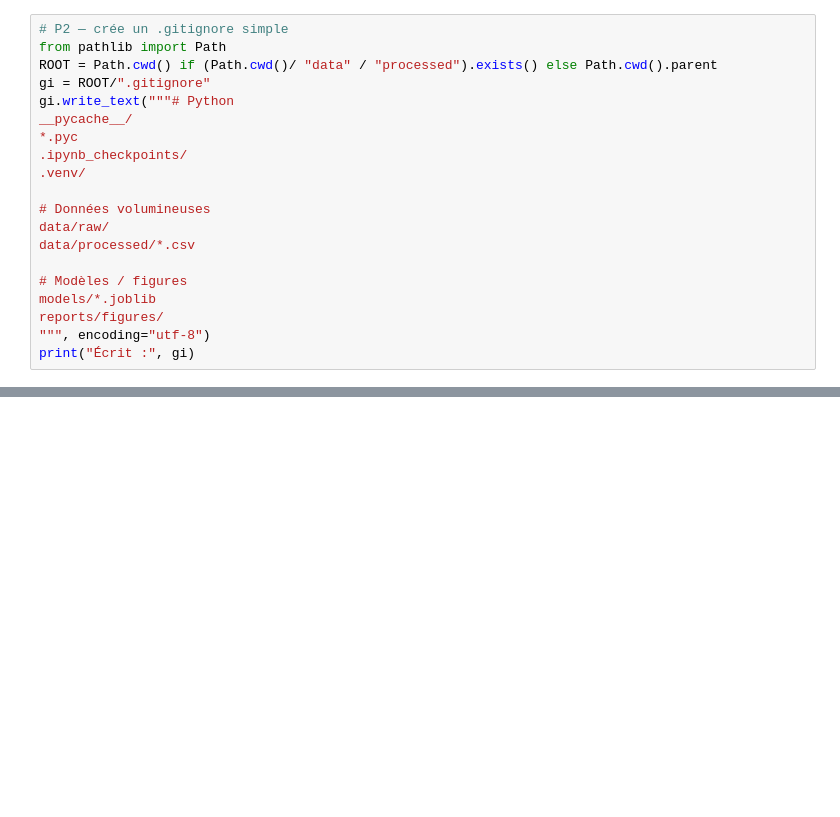
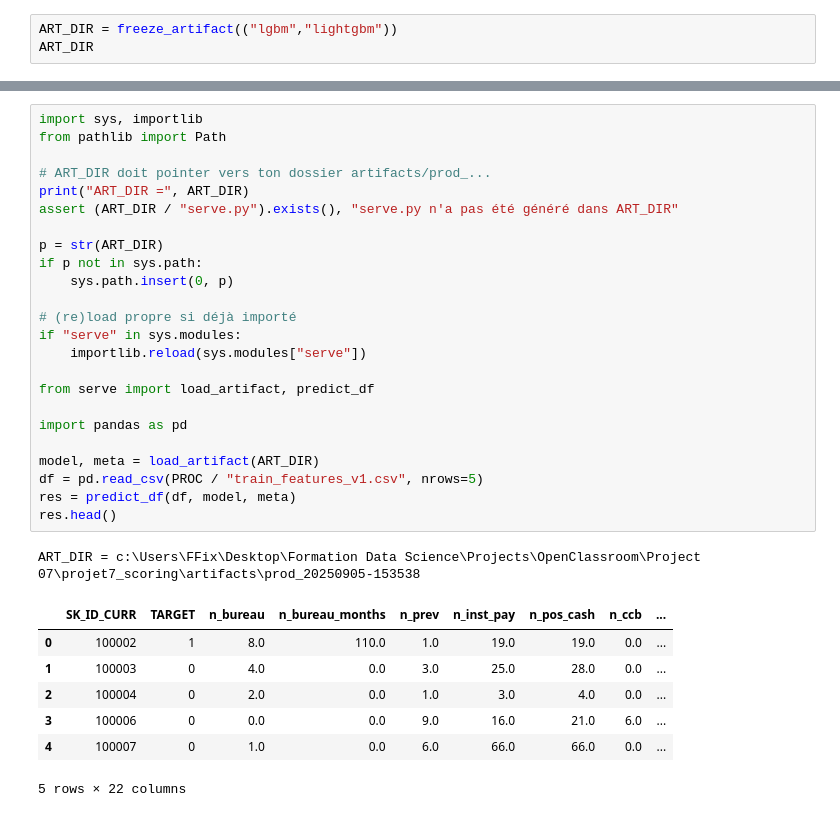
Before and after one commit to CGM-Git/projet7_scoring, a Jupyter notebook: notebooks/04_packaging.ipynb, the cells around one changed output, grey strips where cells are left out. Cells and saved outputs as stored; diff of their text form; blank space fills up the shorter version.

```diff
--- a/notebooks/04_packaging.ipynb
+++ b/notebooks/04_packaging.ipynb
@@ -11,21 +99,4 @@ print("Écrit :", req)
 # %%
-# P2 — crée un .gitignore simple
-from pathlib import Path
-ROOT = Path.cwd() if (Path.cwd()/ "data" / "processed").exists() else Path.cwd().parent
-gi = ROOT/".gitignore"
-gi.write_text("""# Python
-__pycache__/
-*.pyc
-.ipynb_checkpoints/
-.venv/
-
-# Données volumineuses
-data/raw/
-data/processed/*.csv
-
-# Modèles / figures
-models/*.joblib
-reports/figures/
-""", encoding="utf-8")
-print("Écrit :", gi)
+ART_DIR = freeze_artifact(("lgbm","lightgbm"))
+ART_DIR
 # %% [output]
@@ -80,0 +145,33 @@ print("Écrit :", SRC/"predict_cli.py")
+# %%
+import sys, importlib
+from pathlib import Path
+
+# ART_DIR doit pointer vers ton dossier artifacts/prod_...
+print("ART_DIR =", ART_DIR)
+assert (ART_DIR / "serve.py").exists(), "serve.py n'a pas été généré dans ART_DIR"
+
+p = str(ART_DIR)
+if p not in sys.path:
+    sys.path.insert(0, p)
+
+# (re)load propre si déjà importé
+if "serve" in sys.modules:
+    importlib.reload(sys.modules["serve"])
+
+from serve import load_artifact, predict_df
+
+import pandas as pd
+
+model, meta = load_artifact(ART_DIR)
+df = pd.read_csv(PROC / "train_features_v1.csv", nrows=5)
+res = predict_df(df, model, meta)
+res.head()
+# %% [output]
+ART_DIR = c:\Users\FFix\Desktop\Formation Data Science\Projects\OpenClassroom\Project 07\projet7_scoring\artifacts\prod_20250905-153538
+|  | SK_ID_CURR | TARGET | n_bureau | n_bureau_months | n_prev | n_inst_pay | n_pos_cash | n_ccb | ... |
+| 0 | 100002 | 1 | 8.0 | 110.0 | 1.0 | 19.0 | 19.0 | 0.0 | ... |
+| 1 | 100003 | 0 | 4.0 | 0.0 | 3.0 | 25.0 | 28.0 | 0.0 | ... |
+| 2 | 100004 | 0 | 2.0 | 0.0 | 1.0 | 3.0 | 4.0 | 0.0 | ... |
+| 3 | 100006 | 0 | 0.0 | 0.0 | 9.0 | 16.0 | 21.0 | 6.0 | ... |
+| 4 | 100007 | 0 | 1.0 | 0.0 | 6.0 | 66.0 | 66.0 | 0.0 | ... |
+5 rows × 22 columns
```
Also changed, not shown: parts of 6 cells of this notebook, 47 other files.
